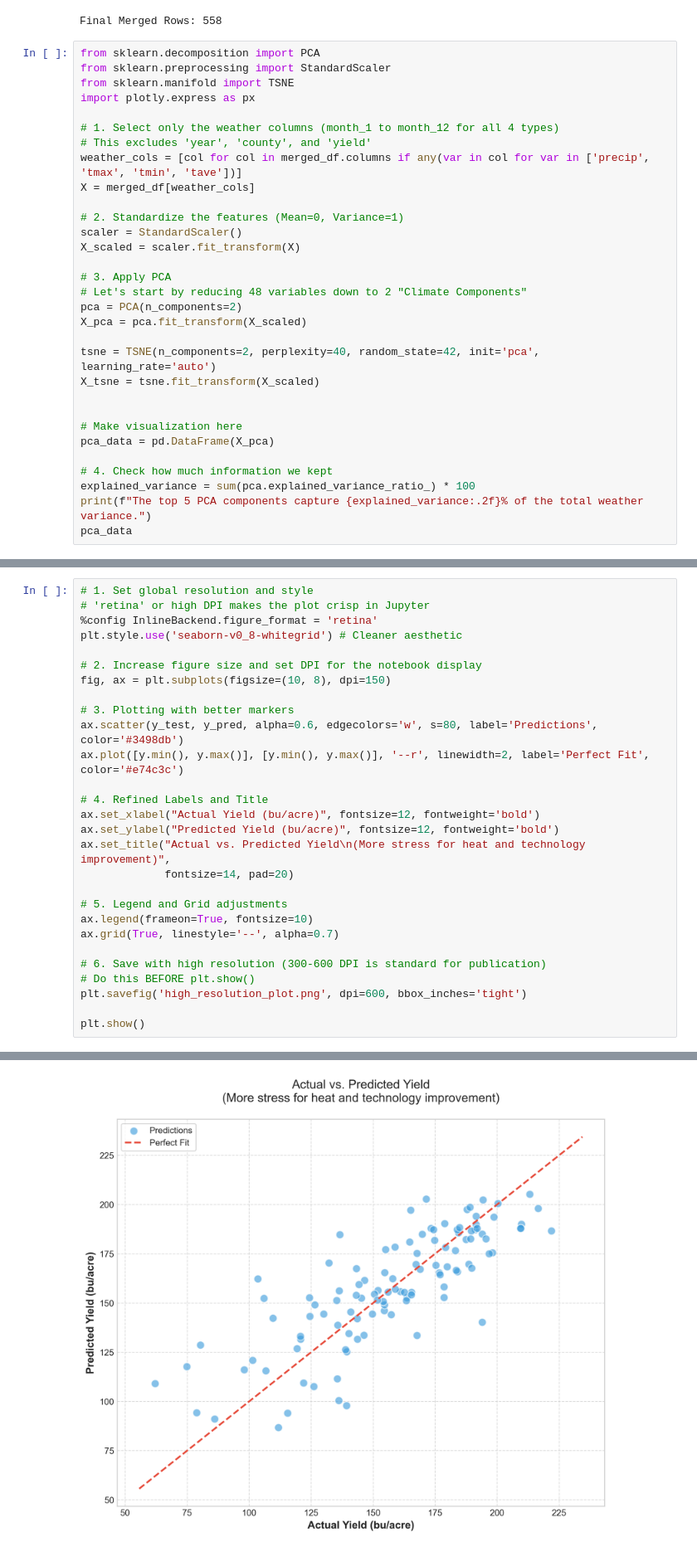
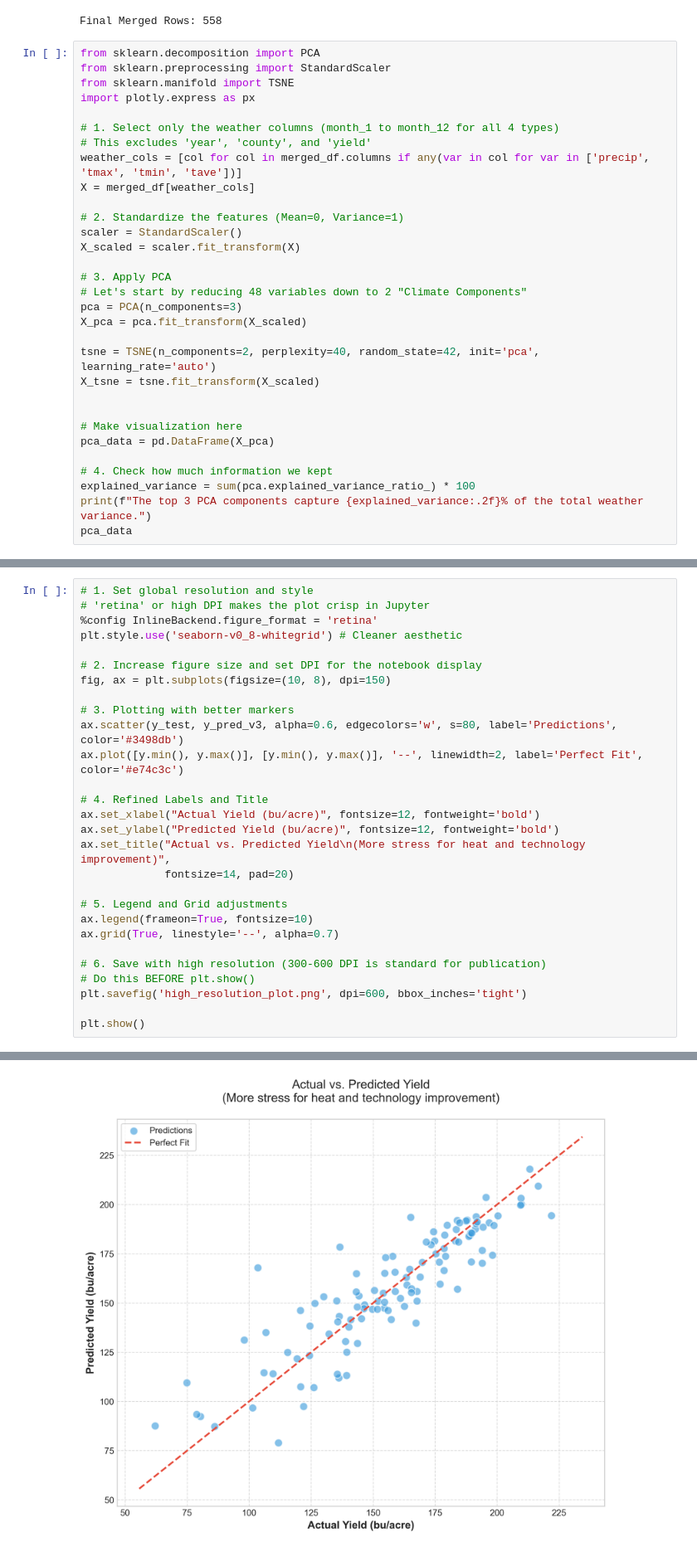
Before and after one commit to ShunIde/Crop-Yield-Prediction-Project, a Jupyter notebook: Crop Yield Project/crop_yield_prediction_pca.ipynb, the cells around one changed output, grey strips where cells are left out. Shown at 83% size. Saved outputs shown, nothing was run; the diff lists cells and outputs as text.

```diff
--- a/Crop Yield Project/crop_yield_prediction_pca.ipynb
+++ b/Crop Yield Project/crop_yield_prediction_pca.ipynb
@@ -173,7 +166,7 @@ X_scaled = scaler.fit_transform(X)
 
 # 3. Apply PCA
 # Let's start by reducing 48 variables down to 2 "Climate Components"
-pca = PCA(n_components=2)
+pca = PCA(n_components=3)
 X_pca = pca.fit_transform(X_scaled)
 
 tsne = TSNE(n_components=2, perplexity=40, random_state=42, init='pca', learning_rate='auto')
@@ -185,6 +178,6 @@ pca_data = pd.DataFrame(X_pca)
 
 # 4. Check how much information we kept
 explained_variance = sum(pca.explained_variance_ratio_) * 100
-print(f"The top 5 PCA components capture {explained_variance:.2f}% of the total weather variance.")
+print(f"The top 3 PCA components capture {explained_variance:.2f}% of the total weather variance.")
 pca_data
 # %% [output]
@@ -379,8 +372,8 @@ plt.style.use('seaborn-v0_8-whitegrid') # Cleaner aesthetic
 fig, ax = plt.subplots(figsize=(10, 8), dpi=150)
 
 # 3. Plotting with better markers
-ax.scatter(y_test, y_pred, alpha=0.6, edgecolors='w', s=80, label='Predictions', color='#3498db')
-ax.plot([y.min(), y.max()], [y.min(), y.max()], '--r', linewidth=2, label='Perfect Fit', color='#e74c3c')
+ax.scatter(y_test, y_pred_v3, alpha=0.6, edgecolors='w', s=80, label='Predictions', color='#3498db')
+ax.plot([y.min(), y.max()], [y.min(), y.max()], '--', linewidth=2, label='Perfect Fit', color='#e74c3c')
 
 # 4. Refined Labels and Title
 ax.set_xlabel("Actual Yield (bu/acre)", fontsize=12, fontweight='bold')
@@ -402,4 +394,4 @@ color is redundantly defined by the 'color' keyword argument and the fmt string
-[figure, old version]
+[figure, new version]
 # %%
 import matplotlib.pyplot as plt
 import pandas as pd
```
Also changed, not shown: parts of 8 cells of this notebook, 2 other files.
